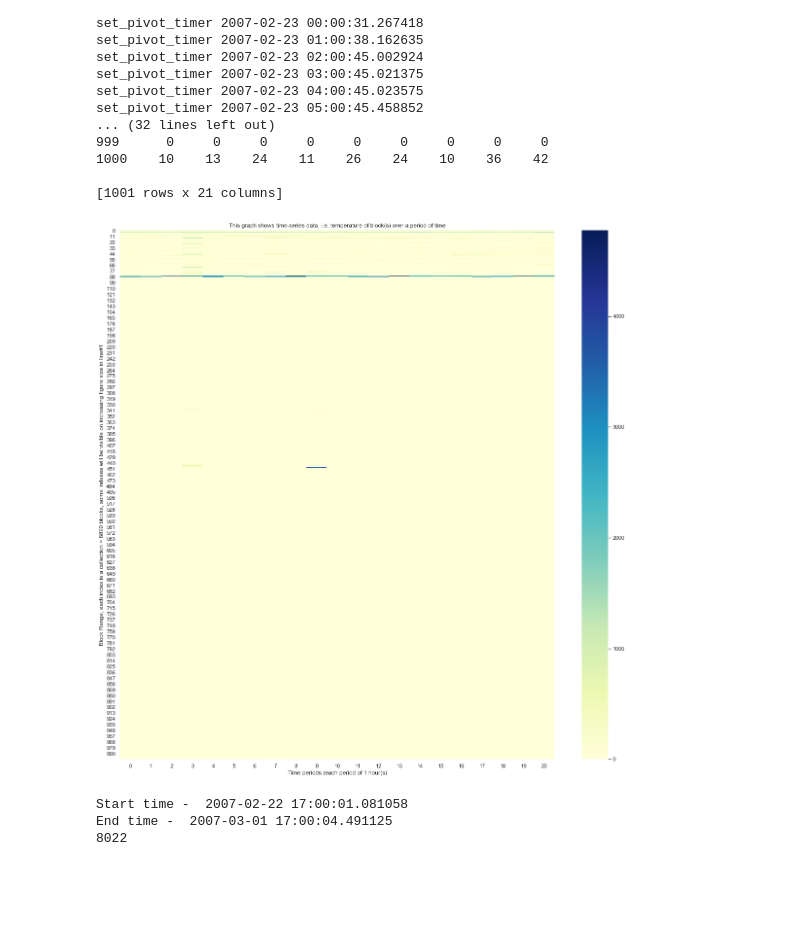
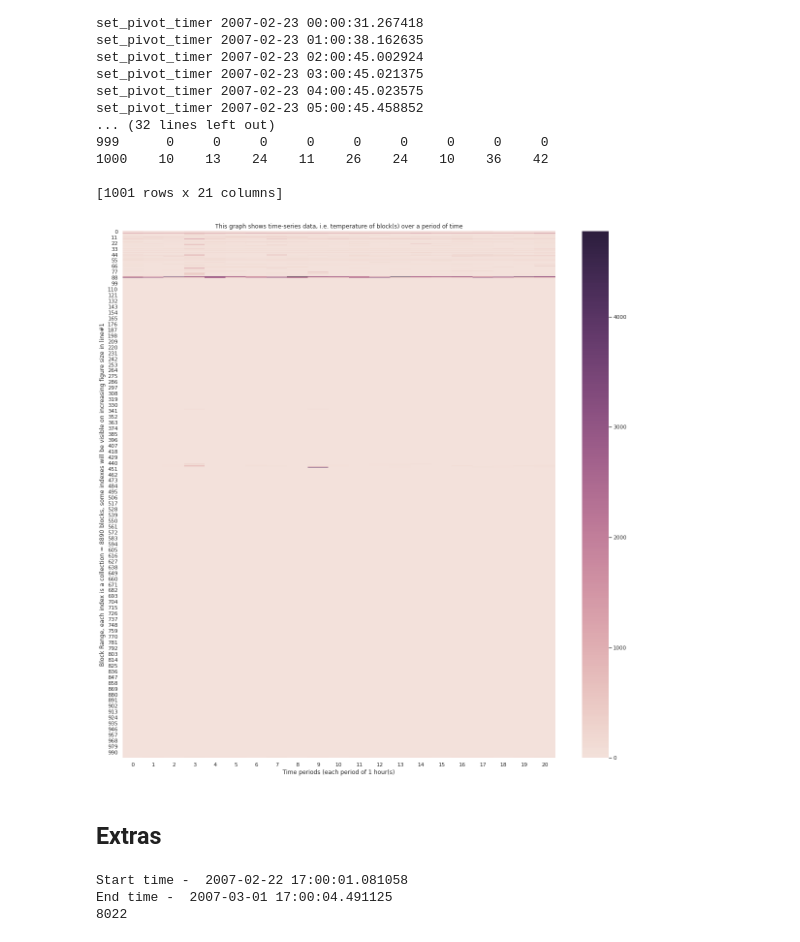
Before and after one commit to PrathUpadhyay/Systems, a Jupyter notebook: IO_Traces/MSR_Traces_mds_0.ipynb, the cells around one changed output. Cells and saved outputs as stored; diff of their text form; code cells hidden in the pictures; blank space fills up the shorter version.

```diff
--- a/IO_Traces/MSR_Traces_mds_0.ipynb
+++ b/IO_Traces/MSR_Traces_mds_0.ipynb
@@ -95,11 +123,15 @@ sorted_block_counter_dict = collections.OrderedDict(sorted(block_counter_dict.it
 Number of blocks accessed 802284
 Sum of all the block accesses 2703897
 # %%
-df = pd.DataFrame(sorted_block_counter_dict, index=[1])
+# df = pd.DataFrame(sorted_block_counter_dict, index=[1])
 # df = pd.DataFrame.from_dict(sorted_block_counter_dict.items(), orient='index')
 sorted_df = pd.DataFrame.from_dict(sorted_block_counter_dict, orient='index')
 
 print(sorted_df)
+
+
+sorted_read_df = pd.DataFrame.from_dict(sorted_block_read_counter_dict, orient='index')
+sorted_write_df = pd.DataFrame.from_dict(sorted_block_write_counter_dict, orient='index')
 # %% [output]
          0
 4        5
@@ -126,0 +162,8 @@ plt.show()
+# %%
+sns.set(rc={'figure.figsize':(14,50)})
+cmap_i = sns.cubehelix_palette(as_cmap=True, light=.9)
+heatmap = sns.heatmap(sorted_read_df, cmap=cmap_i, xticklabels=False)
+plt.xlabel('Heatmap over a span of 7 days (22-Feb-2007 to 1-Mar-2007)')
+plt.ylabel('Block Number')
+plt.title('This graph is run on complete IO trace "READ" workloads, ie. final number of reads on each block')
+plt.show()
@@ -126,0 +172,8 @@ plt.show()
+# %%
+sns.set(rc={'figure.figsize':(14,50)})
+cmap_i = sns.cubehelix_palette(as_cmap=True, light=.9)
+heatmap = sns.heatmap(sorted_write_df, cmap=cmap_i, xticklabels=False)
+plt.xlabel('Heatmap over a span of 7 days (22-Feb-2007 to 1-Mar-2007)')
+plt.ylabel('Block Number')
+plt.title('This graph is run on complete IO trace "WRITE" workloads, ie. final number of writes on each block')
+plt.show()
@@ -231,14 +288,18 @@ set_pivot_timer 2007-02-23 05:00:45.458852
 [1001 rows x 21 columns]
 # %%
 sns.set(rc={'figure.figsize':(20,20)})
-heatmap = sns.heatmap(result_df, cmap="YlGnBu")
+cmap_i = sns.cubehelix_palette(as_cmap=True, light=.9)
+
+heatmap = sns.heatmap(result_df, cmap=cmap_i)
 plt.xlabel('Time periods (each period of %s hour(s)' % set_hours)
 plt.ylabel('Block Range, each index is a collection = %d blocks, some indexes will be visible on increasing figure size in line#1' % block_range_size)
 
 plt.title('This graph shows time-series data, i.e. temperature of block(s) over a period of time')
 plt.show()
 # %% [output]
-[figure, old version]
+[figure, new version]
+# %% [markdown]
+## Extras
 # %%
 print("Start time - ", convert_filetime_to_datetime(data.Timestamp[0]))
 print("End time - ", convert_filetime_to_datetime(data.Timestamp[1211033]))
```
Also changed, not shown: parts of 9 cells of this notebook.
